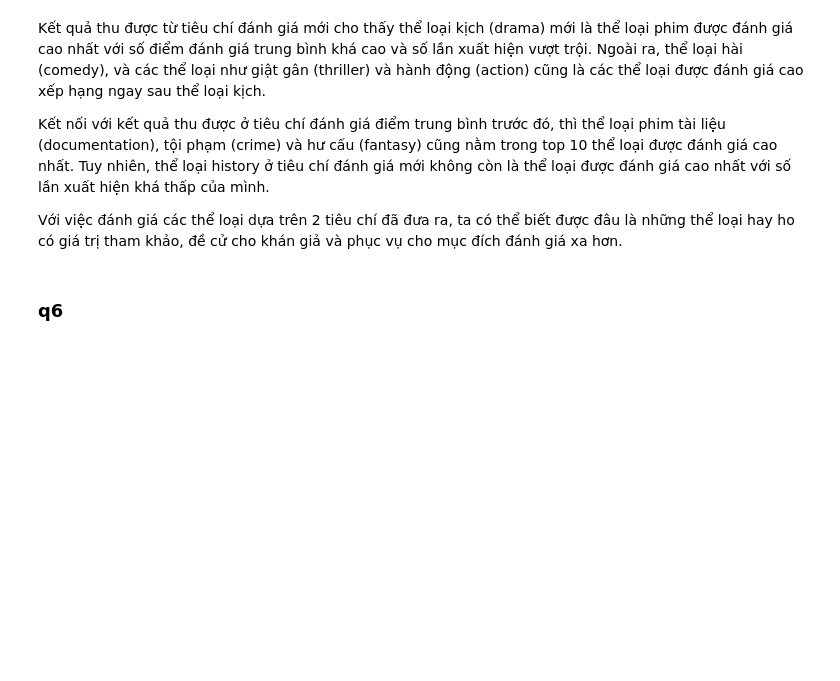
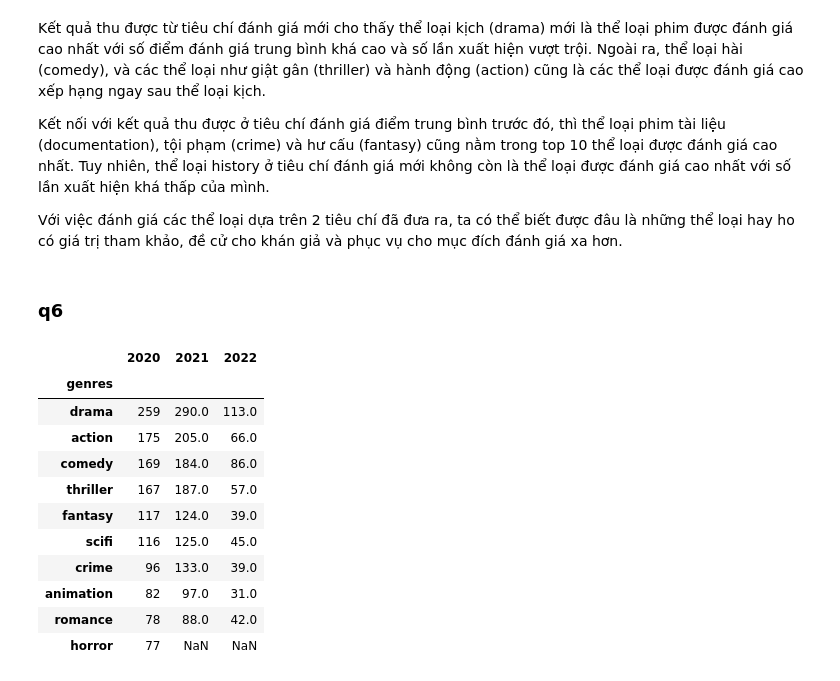
Before and after one commit to quytrungg/Group1_Final_Project_CSC17104, a Jupyter notebook: phase_3_data_analysis/data_analysis.ipynb, the cells around one changed output. Drawn from its saved outputs; the diff is of its cells as text; code cells hidden in the pictures; blank space fills up the shorter version.

```diff
--- a/phase_3_data_analysis/data_analysis.ipynb
+++ b/phase_3_data_analysis/data_analysis.ipynb
@@ -527,4 +527,18 @@ top10_2021 = genre_2021.value_counts().to_frame().rename(columns={0:'2021'}).nla
 top10_2022 = genre_2022.value_counts().to_frame().rename(columns={0:'2022'}).nlargest(n=10, columns='2022')
 # %%
 top3y = pd.merge(pd.merge(top10_2020, top10_2021, on='genres', how='left'), top10_2022, on='genres',  how='left')
+top3y
+# %% [output]
+|  | 2020 | 2021 | 2022 |
+| genres |  |  |  |
+| drama | 259 | 290.0 | 113.0 |
+| action | 175 | 205.0 | 66.0 |
+| comedy | 169 | 184.0 | 86.0 |
+| thriller | 167 | 187.0 | 57.0 |
+| fantasy | 117 | 124.0 | 39.0 |
+| scifi | 116 | 125.0 | 45.0 |
+| crime | 96 | 133.0 | 39.0 |
+| animation | 82 | 97.0 | 31.0 |
+| romance | 78 | 88.0 | 42.0 |
+| horror | 77 | NaN | NaN |
 # %%
```
Also changed, not shown: parts of 1 cell of this notebook.
